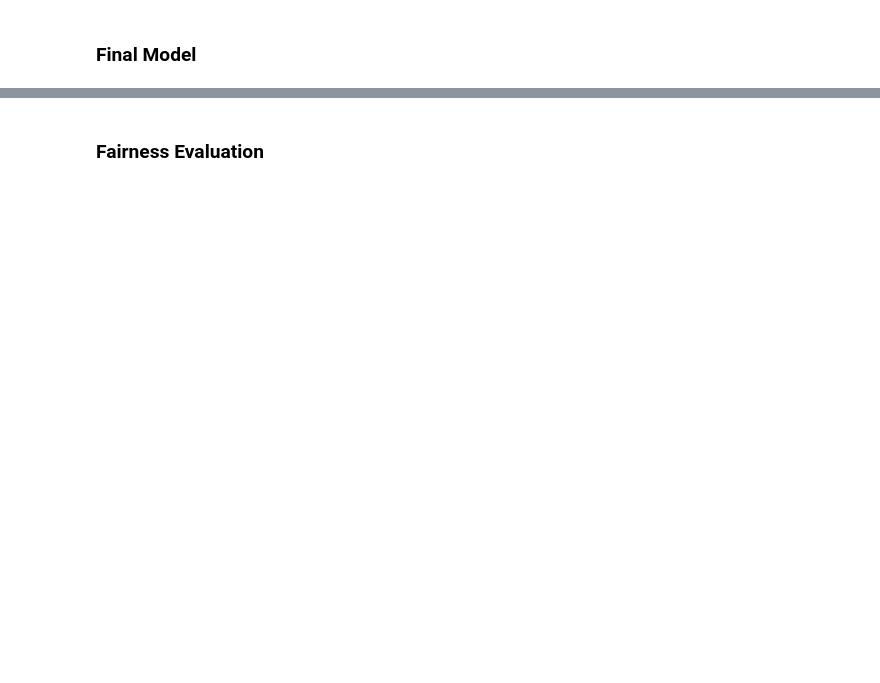
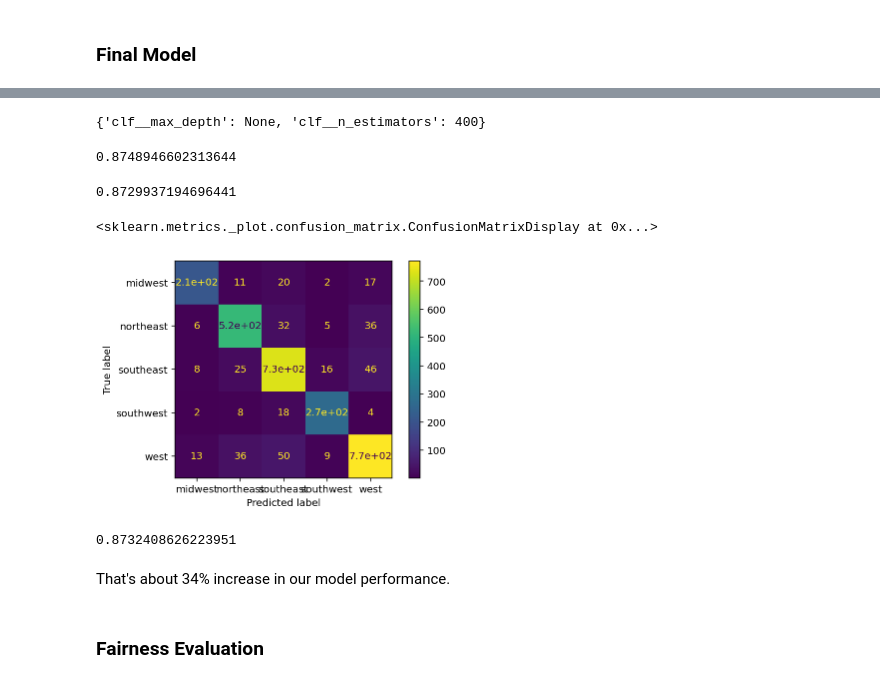
Before and after one commit to ChristineXu0924/dsc80_pj5, a Jupyter notebook: stocks.ipynb, the cells around one changed output, grey strips where cells are left out. Saved outputs shown, nothing was run; the diff lists cells and outputs as text; code cells hidden in the pictures; blank space fills up the shorter version.

```diff
--- a/stocks.ipynb
+++ b/stocks.ipynb
@@ -81,0 +183,19 @@ features = ['transaction_date', 'avg_amount','type', 'owner', 'ticker','current_
+# %%
+X_train, X_test, y_train, y_test = train_test_split(swp[features].fillna('_'),
+                                                    swp.region,
+                                                    test_size = 0.18)
+# %%
+# The parameters that we want to test
+# Number of trees in random forest
+n_estimators = [300, 350, 400, 450, 500]
+# Maximum number of levels in tree
+max_depth = [20, 30, 40, 50, 60, 70]
+max_depth.append(None)
+
+hyperparameters = {
+    'clf__n_estimators': n_estimators,
+    'clf__max_depth': max_depth}
+# %%
+searcher = GridSearchCV(pl, hyperparameters, cv=3)
+# %%
+searcher.fit(X_train, y_train)
@@ -82,2 +220,30 @@ features = ['transaction_date', 'avg_amount','type', 'owner', 'ticker','current_
+# %%
+# The parameters that achieve the best performance
+searcher.best_params_
+# %% [output]
+{'clf__max_depth': None, 'clf__n_estimators': 400}
+# %%
+searcher.score(X_train, y_train)
+# %% [output]
+0.8748946602313644
+# %%
+searcher.score(X_test, y_test)
+# %% [output]
+0.8729937194696441
+# %%
+y_pred = searcher.predict(X_test)
+abc = metrics.confusion_matrix(y_test, y_pred)
+metrics.plot_confusion_matrix(searcher, X_test, y_test)
+# %% [output]
+<sklearn.metrics._plot.confusion_matrix.ConfusionMatrixDisplay at 0x...>
+[figure, added]
+# %%
+# The weighted f1 score for the final model
+predictions = searcher.predict(X_test)
+metrics.f1_score(np.array(y_test), predictions, average='weighted')
+# %% [output]
+0.8732408626223951
+# %% [markdown]
+That's about 34% increase in our model performance.
 # %% [markdown]
 ### Fairness Evaluation
```
Also changed, not shown: parts of 50 cells of this notebook.
